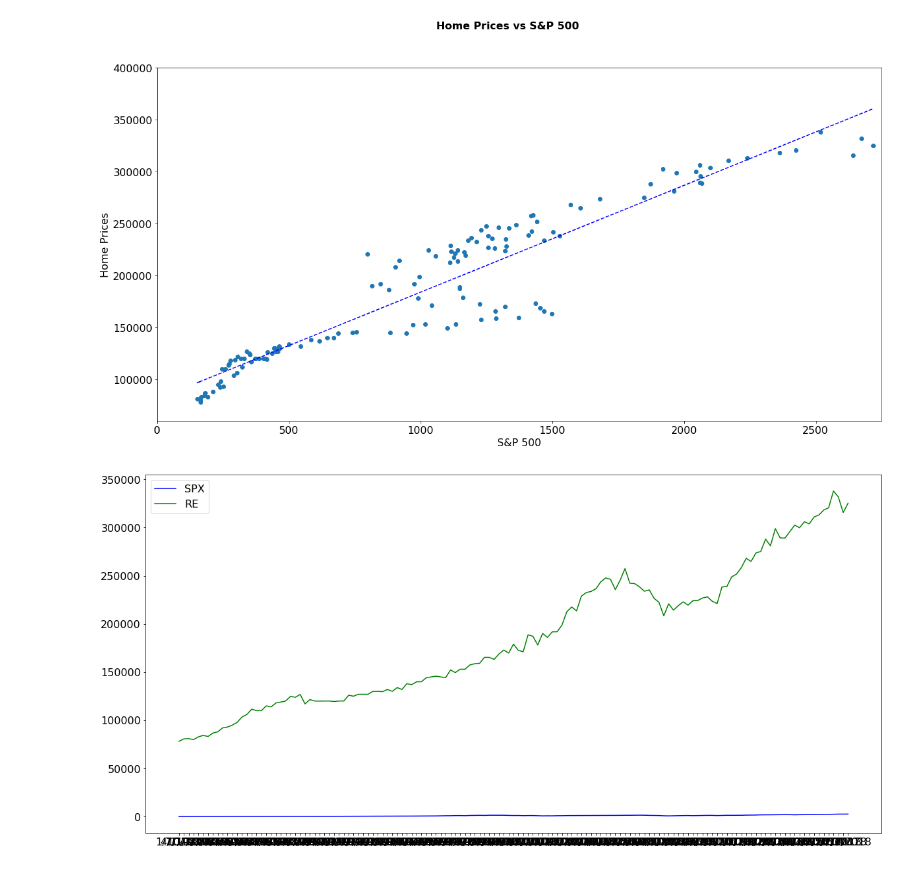
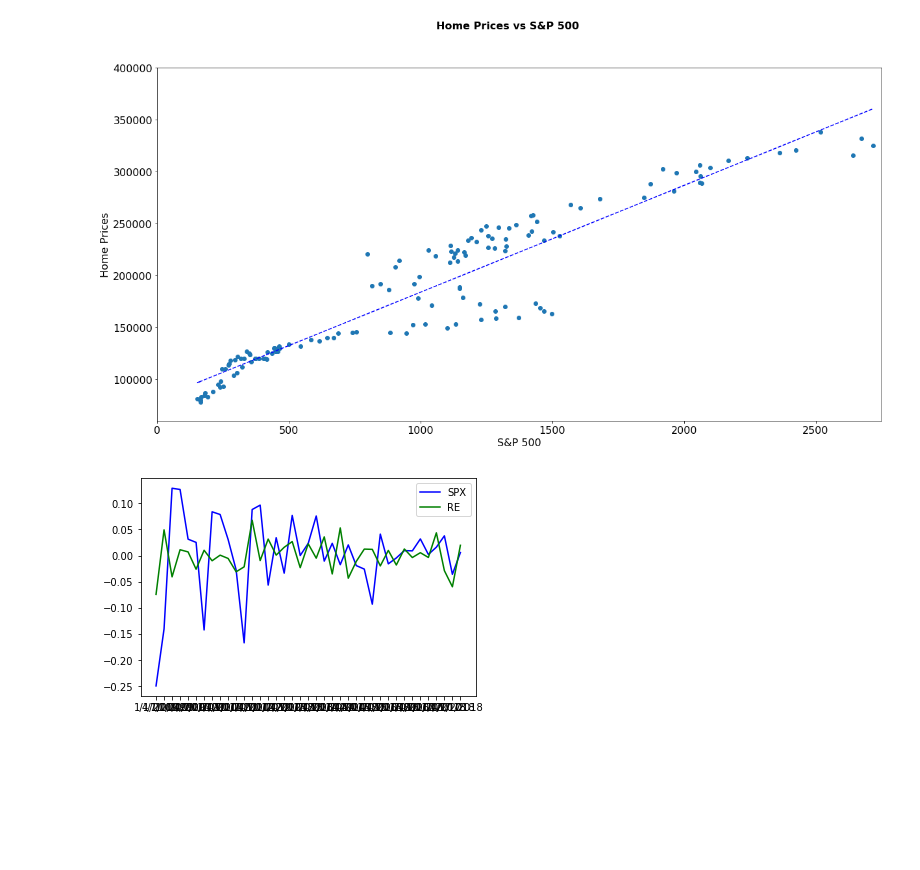
Before and after one commit to tmcbeth/Project-1---Group-3, a Jupyter notebook: REvsIndices.ipynb, the cells around one changed output. Drawn from its saved outputs; the diff is of its cells as text; code cells hidden in the pictures; blank space fills up the shorter version.

```diff
--- a/REvsIndices.ipynb
+++ b/REvsIndices.ipynb
@@ -3,6 +3,7 @@
 from matplotlib import pyplot as plt
 import pandas as pd
 import numpy as np
+import datetime as dt
 from scipy.stats import linregress
 
 # File to Load
@@ -16,5 +17,13 @@ index_data = pd.read_csv(index_data_to_load)
 # Combine the data into a single dataset
 combined_data = pd.merge(index_data, housing_data, on="DATE")
 
-combined_data.head()
+spx_change = combined_data["PX_LAST"].pct_change(periods=1, fill_method='pad', limit=None, freq=None)
+combined_data["SPX Change"] = spx_change - spx_change.mean()
+
+re_change = combined_data["MSPUS"].pct_change(periods=1, fill_method='pad', limit=None, freq=None)
+combined_data["RE Change"] = re_change - re_change.mean()
+
+
+window = combined_data.iloc[100:175]
+window
 # %% [output]
@@ -95,24 +115,23 @@ ax.plot(x_axis, fit, 'b--')
 [<matplotlib.lines.Line2D at 0x...>]
 [figure]
 # %%
-spx = combined_data["PX_LAST"]
-re_prices = combined_data["MSPUS"]
+spx = window["SPX Change"]
+re_prices = window["RE Change"]
 
-# 05-Matplotlib/Classwork/2/Activities/07-Ins_PandasMultiLine/Solved/unemploy_chart.ipynb
+#05-Matplotlib/Classwork/2/Activities/07-Ins_PandasMultiLine/Solved/unemploy_chart.ipynb
+#Collect the years where data was collected
+dates = window["DATE"]
 
-# Collect the years where data was collected
-dates = combined_data["DATE"]
-
-# Plot the world average as a line chart
+#Plot the world average as a line chart
 spx, = plt.plot(dates, spx, color="blue", label="SPX" )
 
-# Plot the unemployment values for a single country
+#Plot the unemployment values for a single country
 realestate, = plt.plot(dates, re_prices, color="green",label="RE")
 
-# Create a legend for our chart
+#Create a legend for our chart
 plt.legend(handles=[spx, realestate], loc="best")
 
-# Show the chart
+#Show the chart
 plt.show()
 # %% [output]
-[figure, old version]
+[figure, new version]
```
Also changed, not shown: parts of 1 cell of this notebook, 7 other files.
